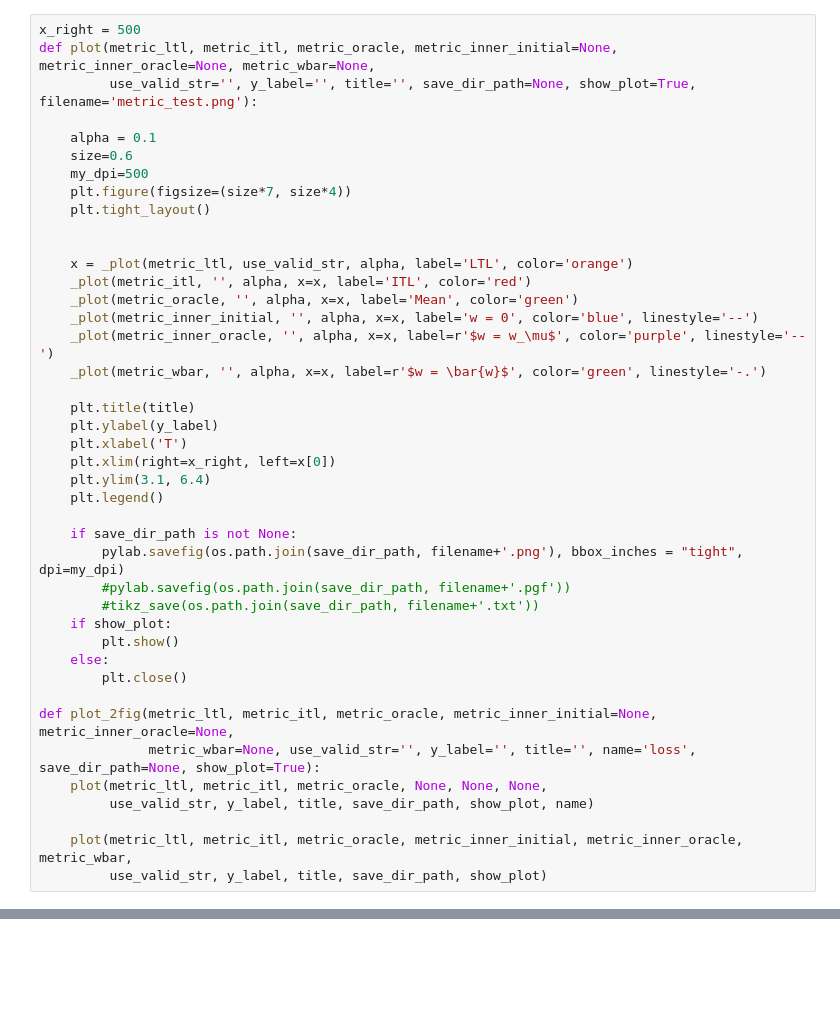
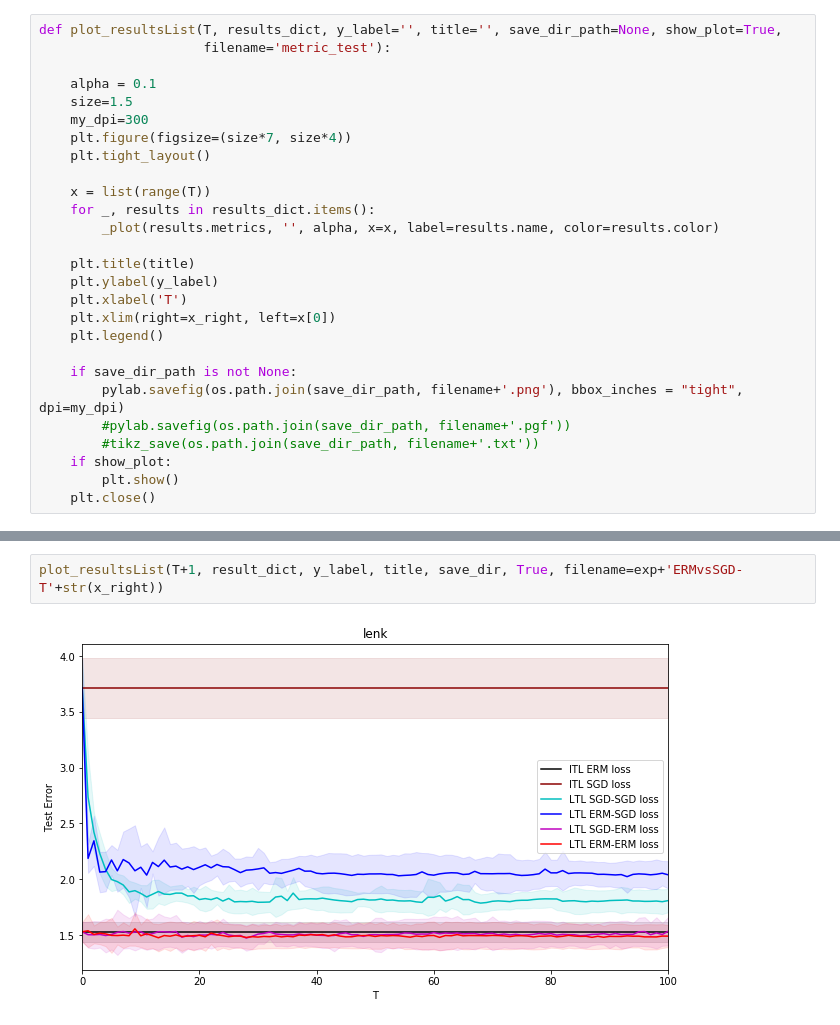
Before and after one commit to prolearner/onlineLTL, a Jupyter notebook: plotERMSGD.ipynb, the cells around one changed output, grey strips where cells are left out. Cells and saved outputs as stored; diff of their text form; blank space fills up the shorter version.

Commit message:
added plot file

```diff
--- a/plotERMSGD.ipynb
+++ b/plotERMSGD.ipynb
@@ -59,27 +63,21 @@ if not save:
 # %%
-x_right = 500
-def plot(metric_ltl, metric_itl, metric_oracle, metric_inner_initial=None, metric_inner_oracle=None, metric_wbar=None,
-         use_valid_str='', y_label='', title='', save_dir_path=None, show_plot=True, filename='metric_test.png'):
+def plot_resultsList(T, results_dict, y_label='', title='', save_dir_path=None, show_plot=True,
+                     filename='metric_test'):
 
     alpha = 0.1
-    size=0.6
-    my_dpi=500
+    size=1.5
+    my_dpi=300
     plt.figure(figsize=(size*7, size*4))
     plt.tight_layout()
 
-
-    x = _plot(metric_ltl, use_valid_str, alpha, label='LTL', color='orange')
-    _plot(metric_itl, '', alpha, x=x, label='ITL', color='red')
-    _plot(metric_oracle, '', alpha, x=x, label='Mean', color='green')
-    _plot(metric_inner_initial, '', alpha, x=x, label='w = 0', color='blue', linestyle='--')
-    _plot(metric_inner_oracle, '', alpha, x=x, label=r'$w = w_\mu$', color='purple', linestyle='--')
-    _plot(metric_wbar, '', alpha, x=x, label=r'$w = \bar{w}$', color='green', linestyle='-.')
+    x = list(range(T))
+    for _, results in results_dict.items():
+        _plot(results.metrics, '', alpha, x=x, label=results.name, color=results.color)
 
     plt.title(title)
     plt.ylabel(y_label)
     plt.xlabel('T')
     plt.xlim(right=x_right, left=x[0])
-    plt.ylim(3.1, 6.4)
     plt.legend()
 
     if save_dir_path is not None:
@@ -88,13 +86,4 @@ def plot(metric_ltl, metric_itl, metric_oracle, metric_inner_initial=None, metri
         #tikz_save(os.path.join(save_dir_path, filename+'.txt'))
     if show_plot:
         plt.show()
-    else:
-        plt.close()
-
-def plot_2fig(metric_ltl, metric_itl, metric_oracle, metric_inner_initial=None, metric_inner_oracle=None,
-              metric_wbar=None, use_valid_str='', y_label='', title='', name='loss', save_dir_path=None, show_plot=True):
-    plot(metric_ltl, metric_itl, metric_oracle, None, None, None,
-         use_valid_str, y_label, title, save_dir_path, show_plot, name)
-
-    plot(metric_ltl, metric_itl, metric_oracle, metric_inner_initial, metric_inner_oracle, metric_wbar,
-         use_valid_str, y_label, title, save_dir_path, show_plot)
+    plt.close()
@@ -106,0 +90,4 @@ plot_2fig(metric_ltl, metric_itl, metric_oracle, metric_inner_initial, metric_in
+# %%
+plot_resultsList(T+1, result_dict, y_label, title, save_dir, True, filename=exp+'ERMvsSGD-T'+str(x_right))
+# %% [output]
+[figure, added]
```
Also changed, not shown: parts of 5 cells of this notebook.
